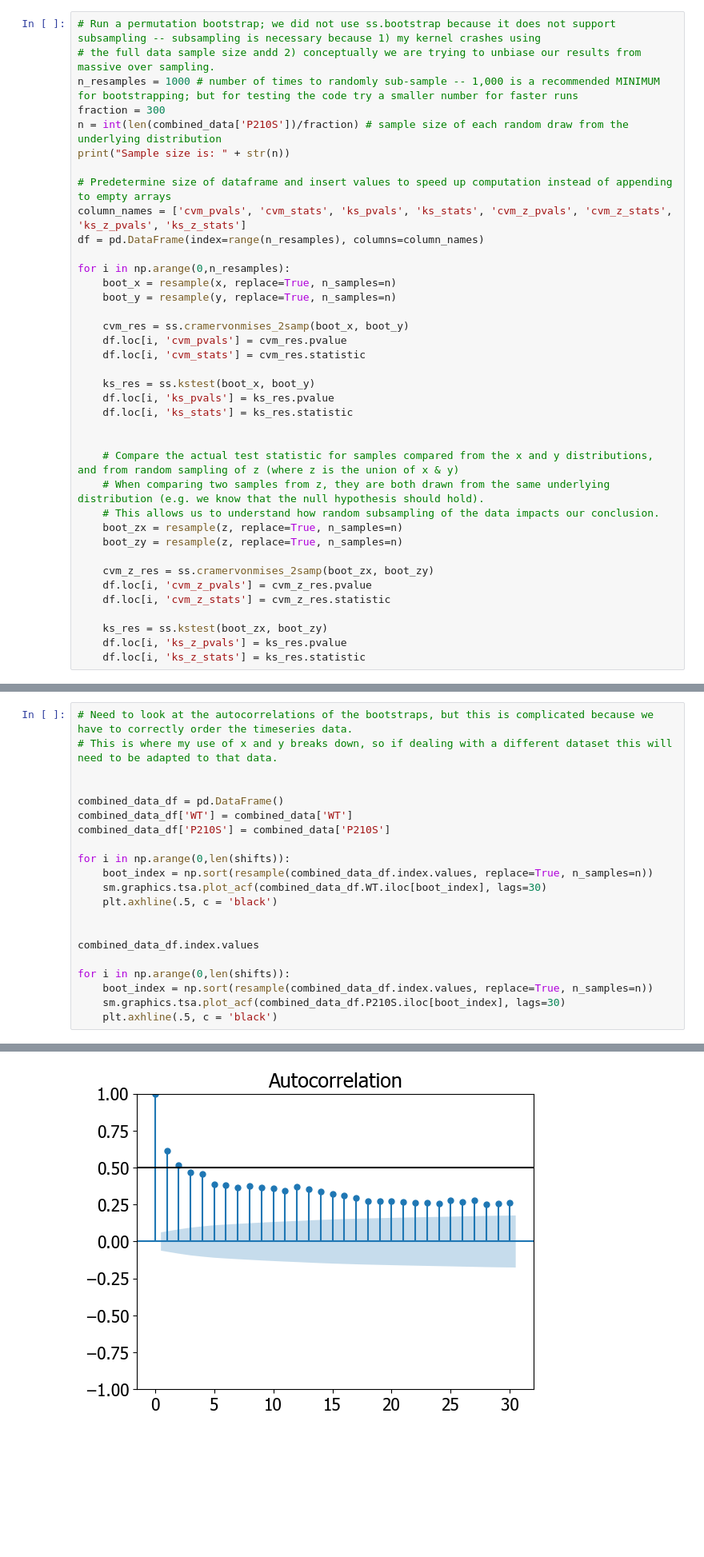
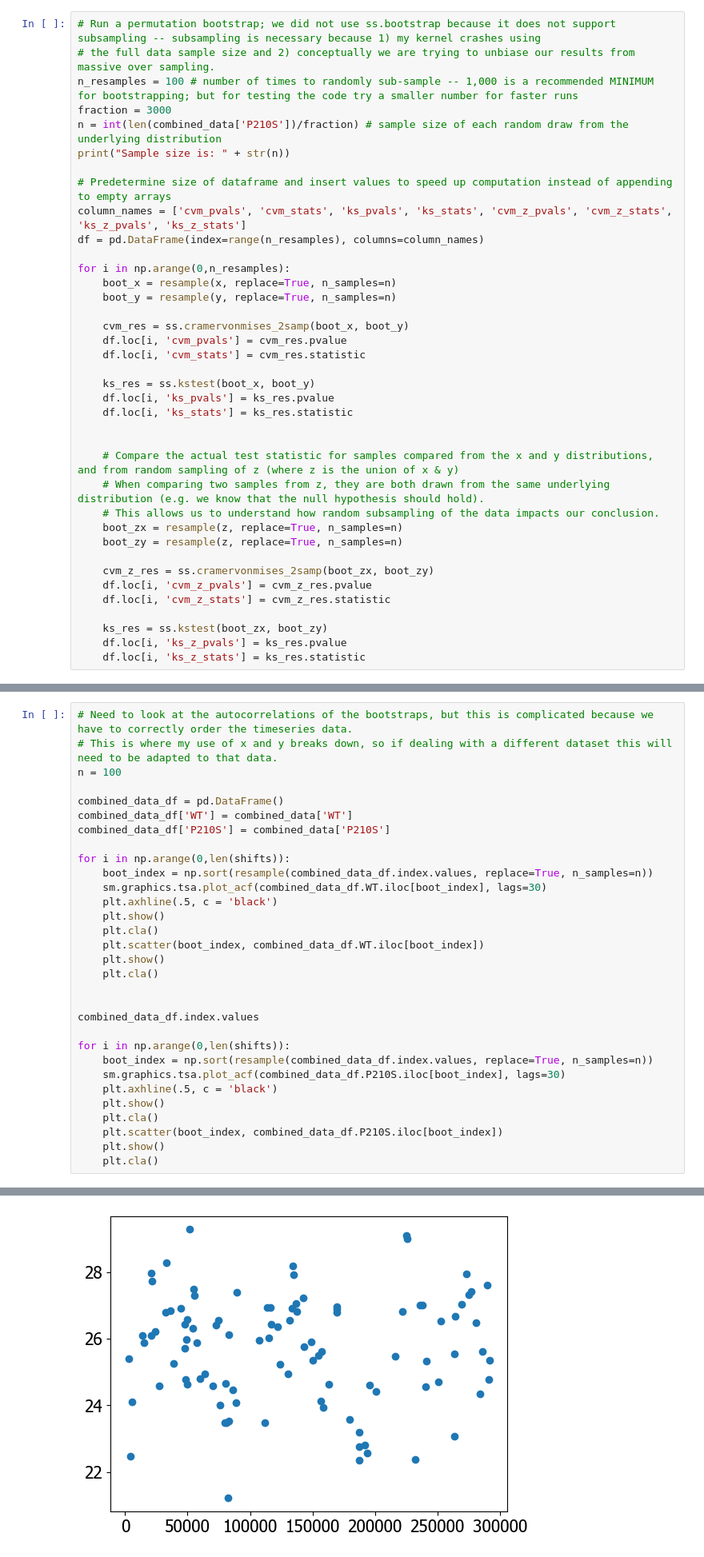
Before and after one commit to SageMay/datascience_scripts, a Jupyter notebook: statistics/comparingDistributions.ipynb, the cells around one changed output, grey strips where cells are left out. Shown at 80% size. Cells and saved outputs as stored; diff of their text form; blank space fills up the shorter version.

```diff
--- a/statistics/comparingDistributions.ipynb
+++ b/statistics/comparingDistributions.ipynb
@@ -115,8 +119,8 @@ plt.legend()
 # %%
 # Run a permutation bootstrap; we did not use ss.bootstrap because it does not support subsampling -- subsampling is necessary because 1) my kernel crashes using
-# the full data sample size andd 2) conceptually we are trying to unbiase our results from massive over sampling.
-n_resamples = 1000 # number of times to randomly sub-sample -- 1,000 is a recommended MINIMUM for bootstrapping; but for testing the code try a smaller number for faster runs
-fraction = 300
+# the full data sample size and 2) conceptually we are trying to unbiase our results from massive over sampling.
+n_resamples = 100 # number of times to randomly sub-sample -- 1,000 is a recommended MINIMUM for bootstrapping; but for testing the code try a smaller number for faster runs
+fraction = 3000
 n = int(len(combined_data['P210S'])/fraction) # sample size of each random draw from the underlying distribution
 print("Sample size is: " + str(n))
 
@@ -315,7 +319,7 @@ Then we investigate autocorrelation in our y dataset
 # %%
 # Need to look at the autocorrelations of the bootstraps, but this is complicated because we have to correctly order the timeseries data.
 # This is where my use of x and y breaks down, so if dealing with a different dataset this will need to be adapted to that data.
-
+n = 100
 
 combined_data_df = pd.DataFrame()
 combined_data_df['WT'] = combined_data['WT']
@@ -325,6 +329,11 @@ for i in np.arange(0,len(shifts)):
     boot_index = np.sort(resample(combined_data_df.index.values, replace=True, n_samples=n))
     sm.graphics.tsa.plot_acf(combined_data_df.WT.iloc[boot_index], lags=30)
     plt.axhline(.5, c = 'black')
+    plt.show()
+    plt.cla()
+    plt.scatter(boot_index, combined_data_df.WT.iloc[boot_index])
+    plt.show()
+    plt.cla()
 
 
 combined_data_df.index.values
@@ -333,4 +342,9 @@ for i in np.arange(0,len(shifts)):
     boot_index = np.sort(resample(combined_data_df.index.values, replace=True, n_samples=n))
     sm.graphics.tsa.plot_acf(combined_data_df.P210S.iloc[boot_index], lags=30)
     plt.axhline(.5, c = 'black')
+    plt.show()
+    plt.cla()
+    plt.scatter(boot_index, combined_data_df.P210S.iloc[boot_index])
+    plt.show()
+    plt.cla()
 # %% [output]
@@ -338 +352 @@ for i in np.arange(0,len(shifts)):
-[figure, old version]
+[figure, new version]
```
Also changed, not shown: parts of 11 cells of this notebook, 5 other files.
